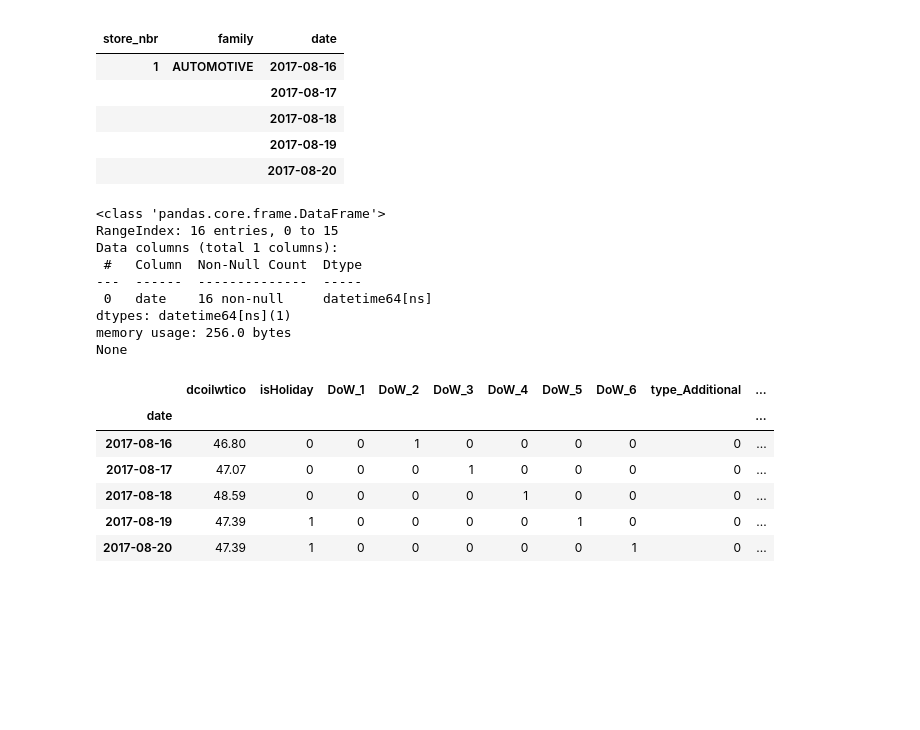
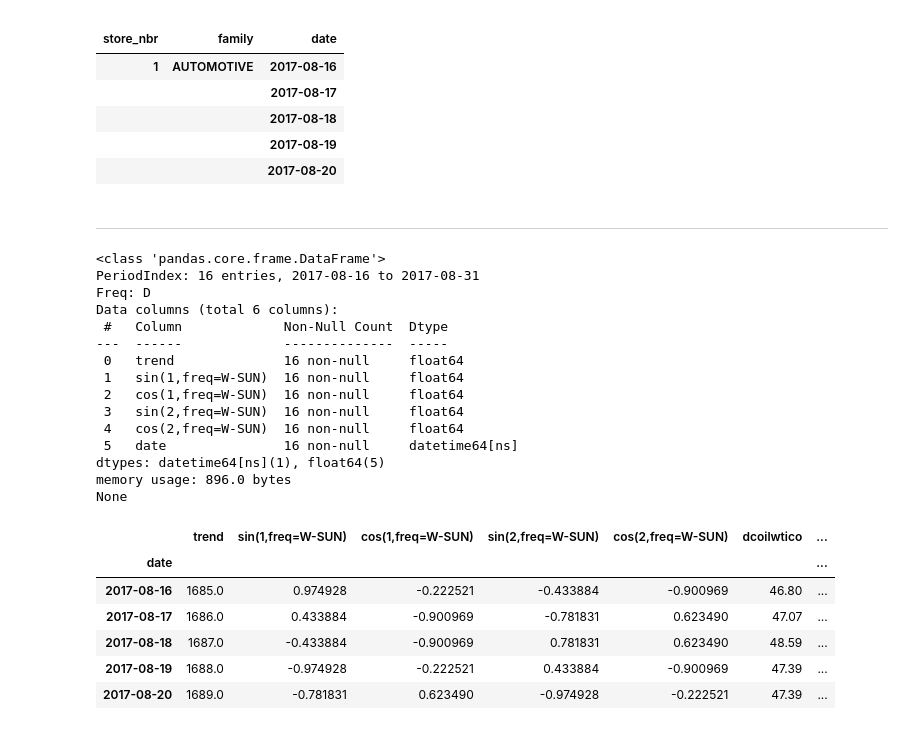
Before and after one commit to aoao010817/kaggle_StoreSales, a Jupyter notebook: RandomForest.ipynb, the cells around one changed output. Saved outputs shown, nothing was run; the diff lists cells and outputs as text; code cells hidden in the pictures; blank space fills up the shorter version.

Commit message:
update fourierの実装

```diff
--- a/RandomForest.ipynb
+++ b/RandomForest.ipynb
@@ -16,13 +16,13 @@ from statsmodels.tsa.deterministic import DeterministicProcess
 
 warnings.filterwarnings("ignore")
 # %%
-df_train = pd.read_csv("../dataset/train.csv", usecols=['store_nbr', 'family', 'date', 'sales'])
+df_trn = pd.read_csv("../dataset/train.csv", usecols=['store_nbr', 'family', 'date', 'sales'])
 df_holiday = pd.read_csv("../dataset/holidays_events.csv")
 df_oil = pd.read_csv("../dataset/oil.csv")
 df_store = pd.read_csv("../dataset/stores.csv")
 # %%
-df_trn = df_train
-df_trn["date"] = pd.to_datetime(df_train["date"])
+df_trn["date"] = pd.to_datetime(df_trn["date"])
+df_trn["date"] = df_trn["date"].dt.to_period('D')
 df_trn = df_trn.set_index(['store_nbr', 'family', 'date']).sort_index()
 display(df_trn.head())
 # %% [output]
@@ -68,7 +61,20 @@ df_trnXの作成
 # %%
-# df_trnX = df_trnX.merge(df_oil, on="date", how="left")
-# df_trnX = df_trnX.merge(df_holiday[["date", "type"]], on="date", how="left")
-# # Day of Week
-# df_trnX["DoW"] = df_trnX["date"].dt.dayofweek
-# df_trnX["dcoilwtico"].fillna(method="bfill", inplace=True)
-# display(df_trnX.head())
+fourier = CalendarFourier(freq='W', order=2)
+dp = DeterministicProcess(index=df_trnY.index,
+                          constant=False,
+                          order=1,
+                          seasonal=False,
+                          additional_terms=[fourier],
+                          drop=True)
+df_trnX = dp.in_sample()
+df_trnX = df_trnX.reset_index("date")
+df_trnX["date"] = df_trnX["date"].astype(str)
+df_trnX["date"] = pd.to_datetime(df_trnX["date"])
+df_trnX = df_trnX.merge(df_oil, on="date", how="left")
+df_trnX = df_trnX.merge(df_holiday[["date", "type"]], on="date", how="left")
+# Day of Week
+df_trnX["DoW"] = df_trnX["date"].dt.dayofweek
+print(len(df_trnX))
+df_trnX["dcoilwtico"].fillna(method="bfill", inplace=True)
+df_trnX.set_index("date", inplace=True)
+display(df_trnX.head())
@@ -262,42 +205,51 @@ end = "2017-08-31"
+# %% [markdown]
+****
 # %%
-df_testX = pd.DataFrame()
+# df_testX = pd.DataFrame()
+df_testX = dp.out_of_sample(steps=16)
+df_testX["date"] = df_testX.index
 df_testX["date"] = df_test.index.get_level_values("date").unique()
 print(df_testX.info())
 df_testX = df_testX.merge(df_oil, on="date", how="left")
 
 # Day of Week
 df_testX["DoW"] = df_testX["date"].dt.dayofweek
-df_testX.set_index("date", inplace=True)
 df_testX["dcoilwtico"].fillna(method="bfill", inplace=True)
 
 df_testX["isHoliday"] = 0
 df_testX.loc[df_testX["DoW"] > 4, "isHoliday"] = 1
 
 df_testX = pd.get_dummies(df_testX, columns=["DoW"], drop_first=True)
-
+df_testX.set_index("date", inplace=True)
 # df_testの期間にholidayがないため0埋め
 df_testX[["type_Additional","type_Bridge","type_Event", "type_Holiday", "type_Transfer", "type_Work Day"]] = 0
 
 
 
 display(df_testX.head())
 # %% [output]
 <class 'pandas.core.frame.DataFrame'>
-RangeIndex: 16 entries, 0 to 15
-Data columns (total 1 columns):
- #   Column  Non-Null Count  Dtype
----  ------  --------------  -----
- 0   date    16 non-null     datetime64[ns]
-dtypes: datetime64[ns](1)
-memory usage: 256.0 bytes
+PeriodIndex: 16 entries, 2017-08-16 to 2017-08-31
+Freq: D
+Data columns (total 6 columns):
+ #   Column             Non-Null Count  Dtype
+---  ------             --------------  -----
+ 0   trend              16 non-null     float64
+ 1   sin(1,freq=W-SUN)  16 non-null     float64
+ 2   cos(1,freq=W-SUN)  16 non-null     float64
+ 3   sin(2,freq=W-SUN)  16 non-null     float64
+ 4   cos(2,freq=W-SUN)  16 non-null     float64
+ 5   date               16 non-null     datetime64[ns]
+dtypes: datetime64[ns](1), float64(5)
+memory usage: 896.0 bytes
 None
-|  | dcoilwtico | isHoliday | DoW_1 | DoW_2 | DoW_3 | DoW_4 | DoW_5 | DoW_6 | type_Additional | ... |
-| date |  |  |  |  |  |  |  |  |  | ... |
-| 2017-08-16 | 46.80 | 0 | 0 | 1 | 0 | 0 | 0 | 0 | 0 | ... |
-| 2017-08-17 | 47.07 | 0 | 0 | 0 | 1 | 0 | 0 | 0 | 0 | ... |
-| 2017-08-18 | 48.59 | 0 | 0 | 0 | 0 | 1 | 0 | 0 | 0 | ... |
-| 2017-08-19 | 47.39 | 1 | 0 | 0 | 0 | 0 | 1 | 0 | 0 | ... |
-| 2017-08-20 | 47.39 | 1 | 0 | 0 | 0 | 0 | 0 | 1 | 0 | ... |
+|  | trend | sin(1,freq=W-SUN) | cos(1,freq=W-SUN) | sin(2,freq=W-SUN) | cos(2,freq=W-SUN) | dcoilwtico | ... |
+| date |  |  |  |  |  |  | ... |
+| 2017-08-16 | 1685.0 | 0.974928 | -0.222521 | -0.433884 | -0.900969 | 46.80 | ... |
+| 2017-08-17 | 1686.0 | 0.433884 | -0.900969 | -0.781831 | 0.623490 | 47.07 | ... |
+| 2017-08-18 | 1687.0 | -0.433884 | -0.900969 | 0.781831 | 0.623490 | 48.59 | ... |
+| 2017-08-19 | 1688.0 | -0.974928 | -0.222521 | 0.433884 | -0.900969 | 47.39 | ... |
+| 2017-08-20 | 1689.0 | -0.781831 | 0.623490 | -0.974928 | -0.222521 | 47.39 | ... |
 # %%
 sales_pred = pd.DataFrame(model.predict(df_testX), index=df_testX.index, columns=df_trnY.columns)
 display(sales_pred.head())
```
Also changed, not shown: parts of 10 cells of this notebook, 1 other file.
